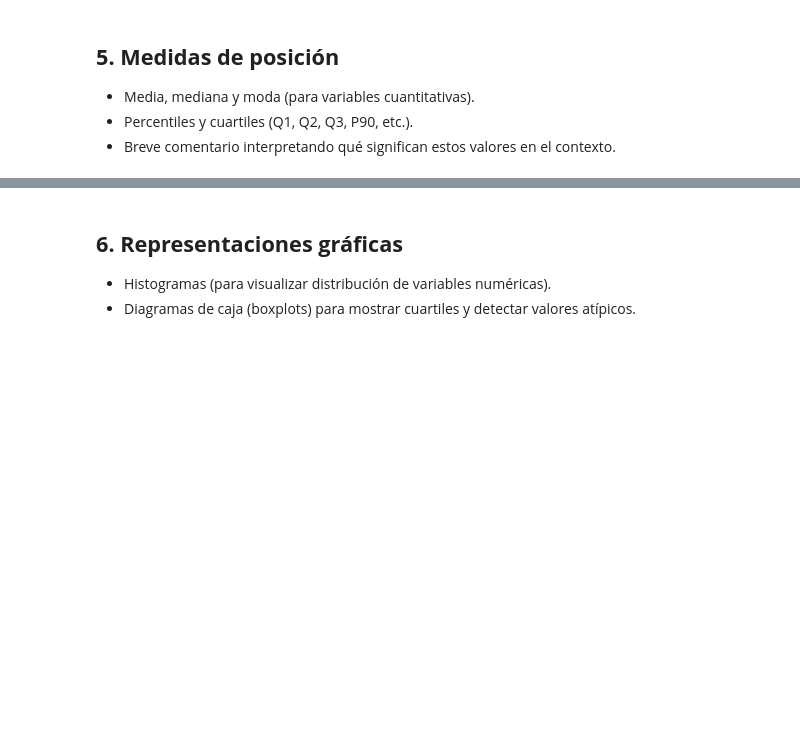
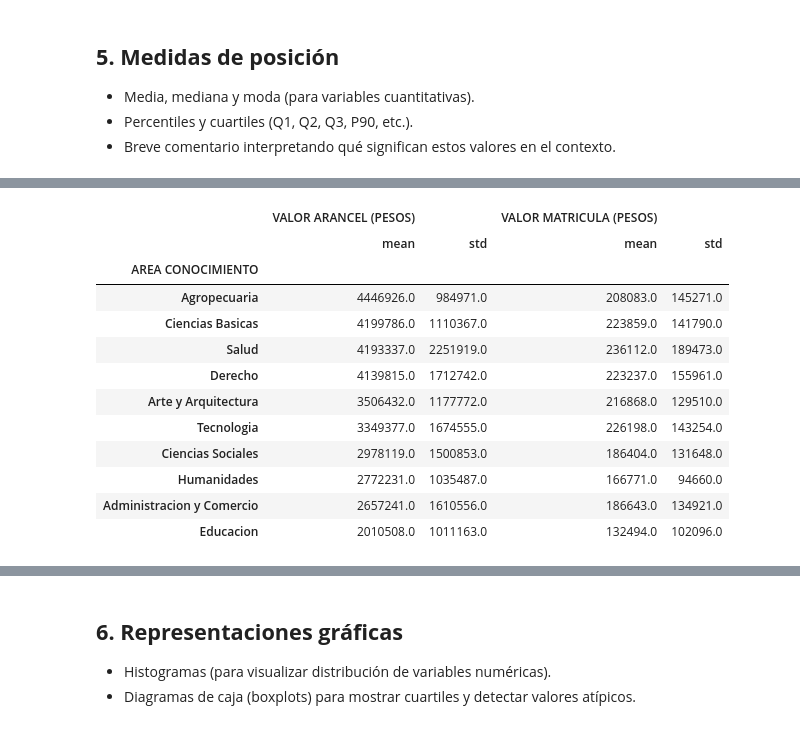
Before and after one commit to SolgreyDuocUC/Taller_Grupal_Grupo_2, a Jupyter notebook: Taller_Grupal_Grupo_7.ipynb, the cells around one changed output, grey strips where cells are left out. Cells and saved outputs as stored; diff of their text form; code cells hidden in the pictures; blank space fills up the shorter version.

```diff
--- a/Taller_Grupal_Grupo_7.ipynb
+++ b/Taller_Grupal_Grupo_7.ipynb
@@ -440,0 +437,21 @@ Se calcularon medidas de tendencia central y dispersión para las variables cuan
+# %%
+dispersion_area = df_matricula.groupby("AREA CONOCIMIENTO").agg({
+    "VALOR ARANCEL (PESOS)": ["mean", "std"],
+    "VALOR MATRICULA (PESOS)": ["mean", "std"]
+}).round(0).sort_values(by=("VALOR ARANCEL (PESOS)", "mean"), ascending=False)
+
+dispersion_area
+# %% [output]
+|  | VALOR ARANCEL (PESOS) |  | VALOR MATRICULA (PESOS) |  |
+|  | mean | std | mean | std |
+| AREA CONOCIMIENTO |  |  |  |  |
+| Agropecuaria | 4446926.0 | 984971.0 | 208083.0 | 145271.0 |
+| Ciencias Basicas | 4199786.0 | 1110367.0 | 223859.0 | 141790.0 |
+| Salud | 4193337.0 | 2251919.0 | 236112.0 | 189473.0 |
+| Derecho | 4139815.0 | 1712742.0 | 223237.0 | 155961.0 |
+| Arte y Arquitectura | 3506432.0 | 1177772.0 | 216868.0 | 129510.0 |
+| Tecnologia | 3349377.0 | 1674555.0 | 226198.0 | 143254.0 |
+| Ciencias Sociales | 2978119.0 | 1500853.0 | 186404.0 | 131648.0 |
+| Humanidades | 2772231.0 | 1035487.0 | 166771.0 | 94660.0 |
+| Administracion y Comercio | 2657241.0 | 1610556.0 | 186643.0 | 134921.0 |
+| Educacion | 2010508.0 | 1011163.0 | 132494.0 | 102096.0 |
```
Also changed, not shown: parts of 17 cells of this notebook.
